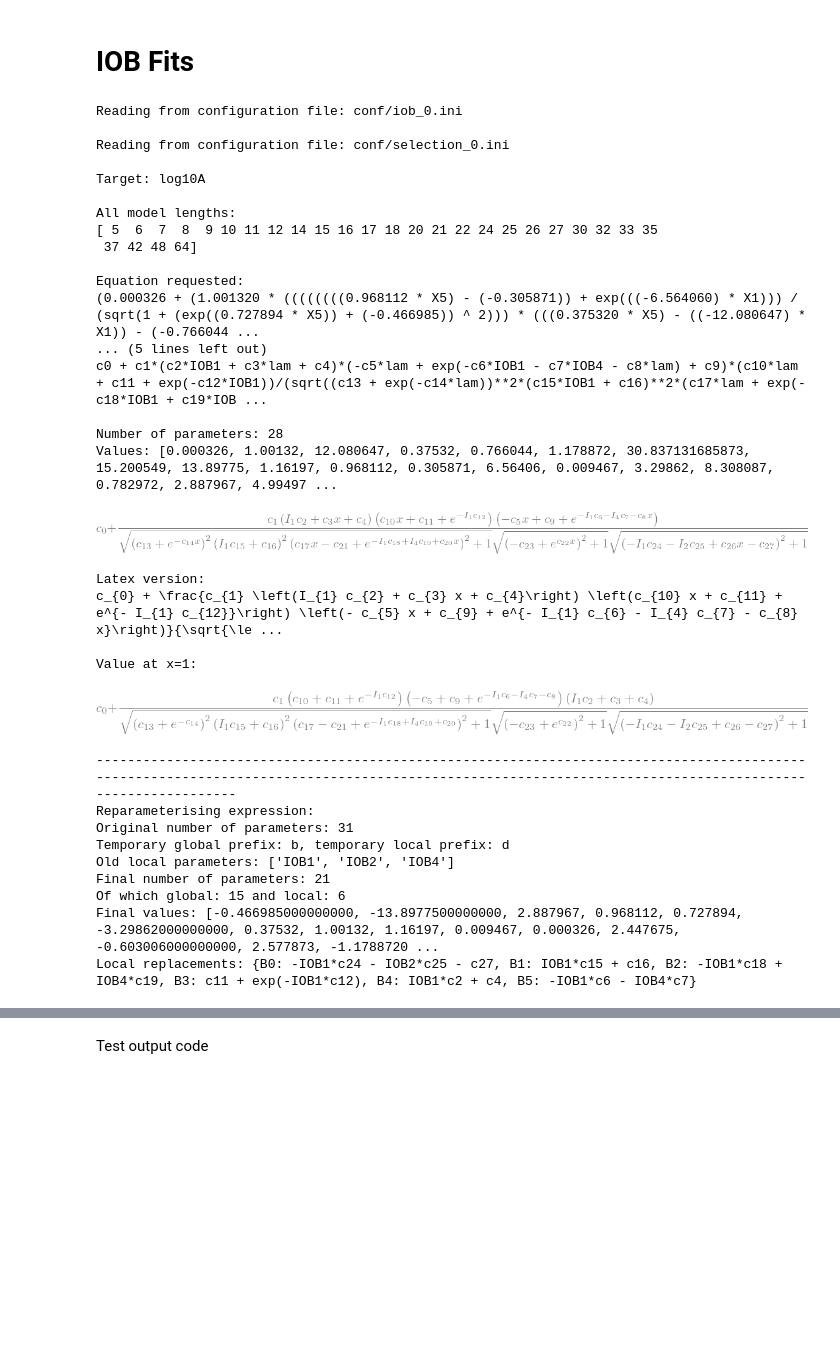
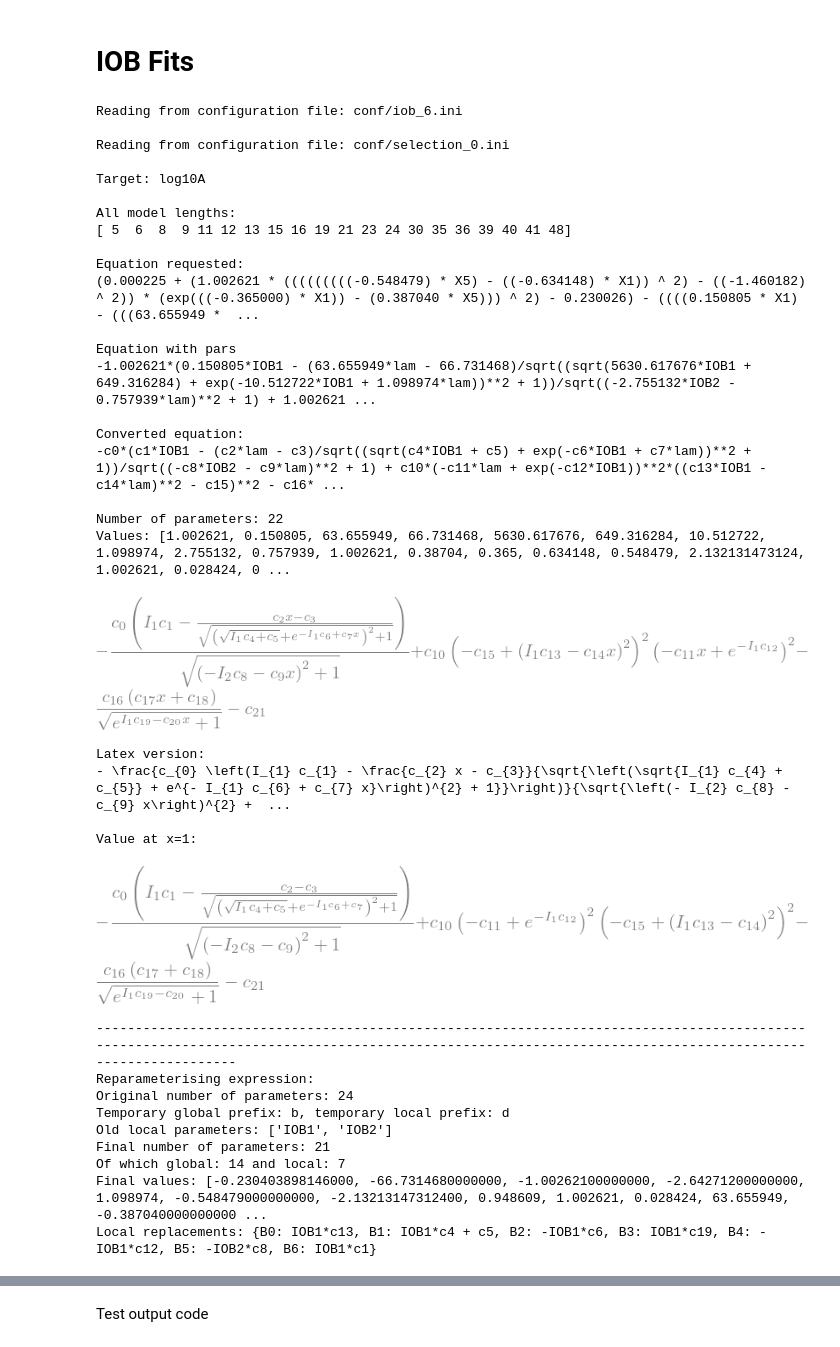
Before and after one commit to maho3/iob-attenuation, a Jupyter notebook: symbolic_regression/Results.ipynb, the cells around one changed output, grey strips where cells are left out. Cells and saved outputs as stored; diff of their text form; code cells hidden in the pictures; blank space fills up the shorter version.

```diff
--- a/symbolic_regression/Results.ipynb
+++ b/symbolic_regression/Results.ipynb
@@ -14,40 +14,50 @@ import re
 # IOB Fits
 # %%
 ini_file = 'conf/iob_0.ini'; ilen = None
+ini_file = 'conf/iob_1.ini'; ilen = None
+ini_file = 'conf/iob_2.ini'; ilen = None
+ini_file = 'conf/iob_3.ini'; ilen = None
+ini_file = 'conf/iob_4.ini'; ilen = None
+# ini_file = 'conf/iob_5.ini'; ilen = None
+ini_file = 'conf/iob_6.ini'; ilen = None
+
 processing_fun.plot_pareto(ini_file, ilen=ilen, prefix='c')
-processing_fun.prediction_plots(ini_file, ilen=ilen, plot_frac_error=False);
-processing_fun.plot_example(ini_file, ilen=ilen, nexamples=4, offset=0, plot_av_diff=True, plot_dF_F=True);
+processing_fun.prediction_plots(ini_file, ilen=ilen, plot_frac_error=True);
+processing_fun.plot_example(ini_file, ilen=ilen, nexamples=4, offset=0, plot_av_diff=True, plot_dF_F=True, yscale='log');
 # processing_fun.compare_to_literature(ini_file, ilen=ilen, which_gals='all', use_optimised=False);
 # %% [output]
-Reading from configuration file: conf/iob_0.ini
+Reading from configuration file: conf/iob_6.ini
 
 Reading from configuration file: conf/selection_0.ini
 
 Target: log10A
 
 All model lengths:
-[ 5  6  7  8  9 10 11 12 14 15 16 17 18 20 21 22 24 25 26 27 30 32 33 35
- 37 42 48 64]
+[ 5  6  8  9 11 12 13 15 16 19 21 23 24 30 35 36 39 40 41 48]
 
 Equation requested:
-(0.000326 + (1.001320 * ((((((((0.968112 * X5) - (-0.305871)) + exp(((-6.564060) * X1))) / (sqrt(1 + (exp((0.727894 * X5)) + (-0.466985)) ^ 2))) * (((0.375320 * X5) - ((-12.080647) * X1)) - (-0.766044 ...
-... (5 lines left out)
-c0 + c1*(c2*IOB1 + c3*lam + c4)*(-c5*lam + exp(-c6*IOB1 - c7*IOB4 - c8*lam) + c9)*(c10*lam + c11 + exp(-c12*IOB1))/(sqrt((c13 + exp(-c14*lam))**2*(c15*IOB1 + c16)**2*(c17*lam + exp(-c18*IOB1 + c19*IOB ...
+(0.000225 + (1.002621 * (((((((((-0.548479) * X5) - ((-0.634148) * X1)) ^ 2) - ((-1.460182) ^ 2)) * (exp(((-0.365000) * X1)) - (0.387040 * X5))) ^ 2) - 0.230026) - ((((0.150805 * X1) - (((63.655949 *  ...
 
-Number of parameters: 28
-Values: [0.000326, 1.00132, 12.080647, 0.37532, 0.766044, 1.178872, 30.837131685873, 15.200549, 13.89775, 1.16197, 0.968112, 0.305871, 6.56406, 0.009467, 3.29862, 8.308087, 0.782972, 2.887967, 4.99497 ...
+Equation with pars
+-1.002621*(0.150805*IOB1 - (63.655949*lam - 66.731468)/sqrt((sqrt(5630.617676*IOB1 + 649.316284) + exp(-10.512722*IOB1 + 1.098974*lam))**2 + 1))/sqrt((-2.755132*IOB2 - 0.757939*lam)**2 + 1) + 1.002621 ...
+
+Converted equation:
+-c0*(c1*IOB1 - (c2*lam - c3)/sqrt((sqrt(c4*IOB1 + c5) + exp(-c6*IOB1 + c7*lam))**2 + 1))/sqrt((-c8*IOB2 - c9*lam)**2 + 1) + c10*(-c11*lam + exp(-c12*IOB1))**2*((c13*IOB1 - c14*lam)**2 - c15)**2 - c16* ...
+
+Number of parameters: 22
+Values: [1.002621, 0.150805, 63.655949, 66.731468, 5630.617676, 649.316284, 10.512722, 1.098974, 2.755132, 0.757939, 1.002621, 0.38704, 0.365, 0.634148, 0.548479, 2.132131473124, 1.002621, 0.028424, 0 ...
-[figure, old version]
+[figure, new version]
 Latex version:
-c_{0} + \frac{c_{1} \left(I_{1} c_{2} + c_{3} x + c_{4}\right) \left(c_{10} x + c_{11} + e^{- I_{1} c_{12}}\right) \left(- c_{5} x + c_{9} + e^{- I_{1} c_{6} - I_{4} c_{7} - c_{8} x}\right)}{\sqrt{\le ...
+- \frac{c_{0} \left(I_{1} c_{1} - \frac{c_{2} x - c_{3}}{\sqrt{\left(\sqrt{I_{1} c_{4} + c_{5}} + e^{- I_{1} c_{6} + c_{7} x}\right)^{2} + 1}}\right)}{\sqrt{\left(- I_{2} c_{8} - c_{9} x\right)^{2} +  ...
 
 Value at x=1:
-[figure, old version]
+[figure, new version]
 --------------------------------------------------------------------------------------------------------------------------------------------------------------------------------------------------------
 Reparameterising expression:
-Original number of parameters: 31
+Original number of parameters: 24
 Temporary global prefix: b, temporary local prefix: d
-Old local parameters: ['IOB1', 'IOB2', 'IOB4']
+Old local parameters: ['IOB1', 'IOB2']
 Final number of parameters: 21
-Of which global: 15 and local: 6
-Final values: [-0.466985000000000, -13.8977500000000, 2.887967, 0.968112, 0.727894, -3.29862000000000, 0.37532, 1.00132, 1.16197, 0.009467, 0.000326, 2.447675, -0.603006000000000, 2.577873, -1.1788720 ...
-Local replacements: {B0: -IOB1*c24 - IOB2*c25 - c27, B1: IOB1*c15 + c16, B2: -IOB1*c18 + IOB4*c19, B3: c11 + exp(-IOB1*c12), B4: IOB1*c2 + c4, B5: -IOB1*c6 - IOB4*c7}
+Of which global: 14 and local: 7
+Final values: [-0.230403898146000, -66.7314680000000, -1.00262100000000, -2.64271200000000, 1.098974, -0.548479000000000, -2.13213147312400, 0.948609, 1.002621, 0.028424, 63.655949, -0.387040000000000 ...
+Local replacements: {B0: IOB1*c13, B1: IOB1*c4 + c5, B2: -IOB1*c6, B3: IOB1*c19, B4: -IOB1*c12, B5: -IOB2*c8, B6: IOB1*c1}
```
Also changed, not shown: parts of 1 cell of this notebook, 12 other files.
